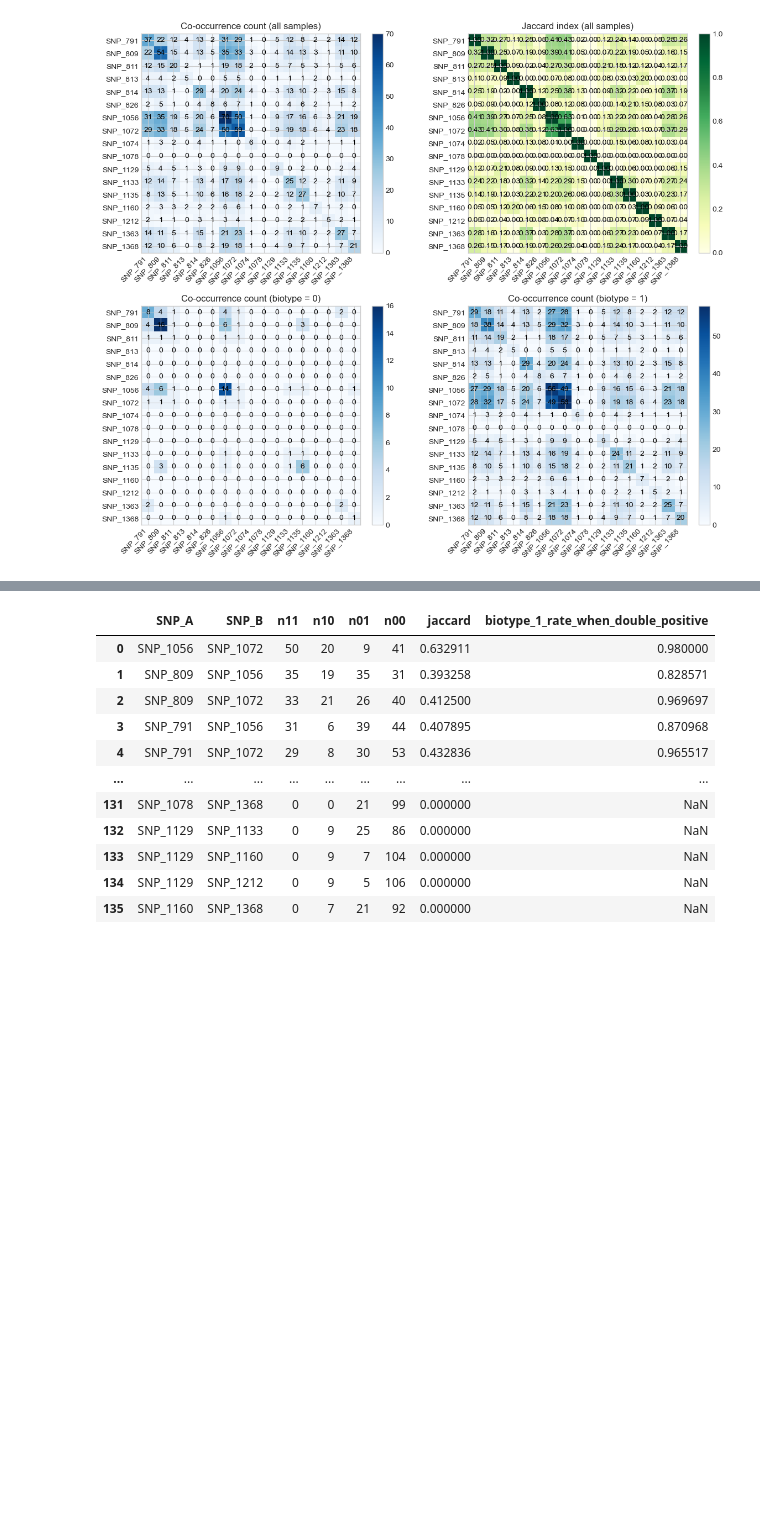
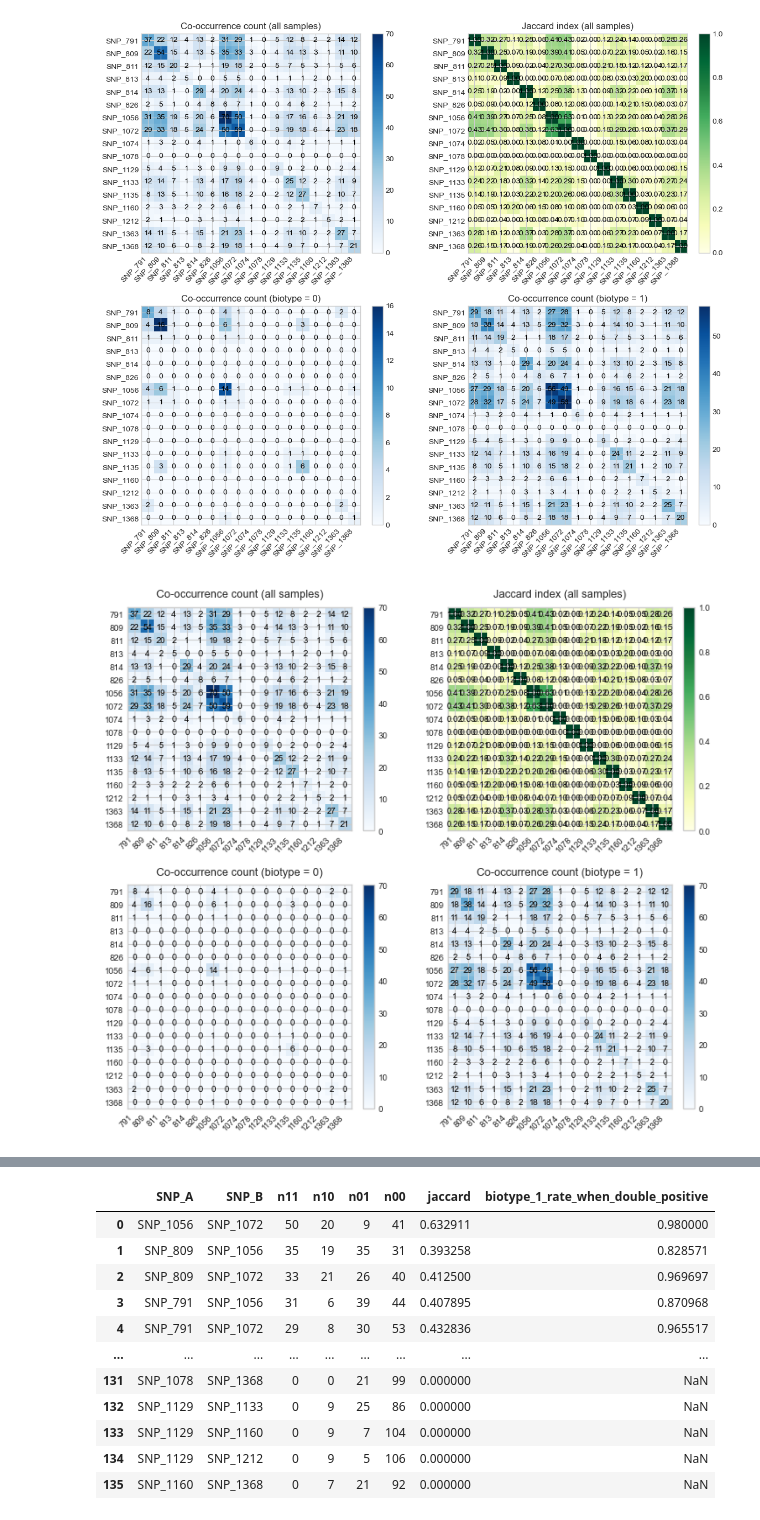
Before and after one commit to skawakubo/FCoV-evolution, a Jupyter notebook: Fig4_FCoV_spike_mutation_combination_effect/mutation_combination_effect_all_snp.ipynb, the cells around one changed output, grey strips where cells are left out. Drawn from its saved outputs; the diff is of its cells as text; code cells hidden in the pictures; blank space fills up the shorter version.

```diff
--- a/Fig4_FCoV_spike_mutation_combination_effect/mutation_combination_effect_all_snp.ipynb
+++ b/Fig4_FCoV_spike_mutation_combination_effect/mutation_combination_effect_all_snp.ipynb
@@ -161,3 +161,100 @@ plt.tight_layout()
 plt.show()
 # %% [output]
 [figure]
+# %%
+import itertools
+import matplotlib.pyplot as plt
+import numpy as np
+import pandas as pd
+
+# ========================================================
+# 1. 関数定義の部分（ここは元のコードのままでOKですが、
+#    内部のフォントサイズや最大値設定を反映した関数に置き換えます）
+# ========================================================
+def build_pairwise_matrices(df, feature_cols):
+    # (中身は元のコードと同じ)
+    count_mat = pd.DataFrame(0.0, index=feature_cols, columns=feature_cols)
+    jaccard_mat = pd.DataFrame(0.0, index=feature_cols, columns=feature_cols)
+    for a in feature_cols:
+        xa = df[a].astype(bool)
+        count_mat.loc[a, a] = xa.sum()
+        jaccard_mat.loc[a, a] = 1.0
+    for a, b in itertools.combinations(feature_cols, 2):
+        xa = df[a].astype(bool)
+        xb = df[b].astype(bool)
+        inter = (xa & xb).sum()
+        union = (xa | xb).sum()
+        jaccard = inter / union if union else np.nan
+        count_mat.loc[a, b] = count_mat.loc[b, a] = inter
+        jaccard_mat.loc[a, b] = jaccard_mat.loc[b, a] = jaccard
+    return count_mat, jaccard_mat
+
+
+def draw_heatmap(ax, matrix, title, fmt=".0f", cmap="Blues", vmin=None, vmax=None):
+    values = matrix.to_numpy(dtype=float)
+    im = ax.imshow(values, cmap=cmap, aspect="equal", vmin=vmin, vmax=vmax)
+
+    # -------------------------------------------------------------
+    # 【追記】ラベル名から 'SNP_' を削除して、番号やアミノ酸名だけにする
+    # -------------------------------------------------------------
+    clean_columns = [str(col).replace('SNP_', '') for col in matrix.columns]
+    clean_index = [str(idx).replace('SNP_', '') for idx in matrix.index]
+
+    ax.set_xticks(range(len(matrix.columns)))
+    ax.set_yticks(range(len(matrix.index)))
+
+    # 【変更】新しく作った clean_columns / clean_index をセットする
+    ax.set_xticklabels(clean_columns, rotation=45, ha="right", fontsize=7, fontname="Arial")
+    ax.set_yticklabels(clean_index, fontsize=7, fontname="Arial")
+    # -------------------------------------------------------------
+
+    ax.set_title(title, fontsize=9, fontname="Arial", pad=8)
+
+    for i in range(values.shape[0]):
+        for j in range(values.shape[1]):
+            value = values[i, j]
+            label = "NA" if np.isnan(value) else format(value, fmt)
+            ax.text(j, i, label, ha="center", va="center", color="black", fontsize=7, fontname="Arial")
+
+    cbar = plt.colorbar(im, ax=ax, fraction=0.046, pad=0.04)
+    cbar.ax.tick_params(labelsize=7)
+
+
+# ========================================================
+# 2. データの計算部分（元のコードと同じ）
+# ========================================================
+count_all, jaccard_all = build_pairwise_matrices(df_all, snp_cols)
+count_biotype0, _ = build_pairwise_matrices(df_all[df_all["biotype"] == 0], snp_cols)
+count_biotype1, _ = build_pairwise_matrices(df_all[df_all["biotype"] == 1], snp_cols)
+
+# 色の比較を揃えるための計算
+max_count = max(count_all.to_numpy().max(), count_biotype0.to_numpy().max(), count_biotype1.to_numpy().max())
+
+
+# ========================================================
+# 3. ★ここから下が、修正・追記する核心部分です★
+# ========================================================
+
+# 【追記】イラストレーターで文字編集を可能にするためのグローバル設定
+plt.rcParams['svg.fonttype'] = 'none'
+plt.rcParams['font.family'] = 'sans-serif'
+plt.rcParams['font.sans-serif'] = ['Arial']
+
+# 【変更】全体のサイズを文字サイズ7ptに合わせて小さく設定 (12, 10 から 7.5, 6.5 に変更)
+fig, axes = plt.subplots(2, 2, figsize=(7.5, 6.5))
+
+# 【変更】各描画関数に最大値（vmax）を渡して、色の基準を統一
+draw_heatmap(axes[0, 0], count_all, "Co-occurrence count (all samples)", vmin=0, vmax=max_count)
+draw_heatmap(axes[0, 1], jaccard_all, "Jaccard index (all samples)", fmt=".2f", cmap="YlGn", vmin=0, vmax=1.0)
+draw_heatmap(axes[1, 0], count_biotype0, "Co-occurrence count (biotype = 0)", vmin=0, vmax=max_count)
+draw_heatmap(axes[1, 1], count_biotype1, "Co-occurrence count (biotype = 1)", vmin=0, vmax=max_count)
+
+plt.tight_layout()
+
+# 【追記】画面に出すだけでなく、SVGファイルとして同じフォルダに保存する
+plt.savefig("heatmap_final.svg", format="svg", bbox_inches="tight")
+
+# (必要であれば画面表示。不要ならスキップしてOKです)
+plt.show()
+# %% [output]
+[figure, added]
```
Also changed, not shown: parts of 3 cells of this notebook, 1 other file.
